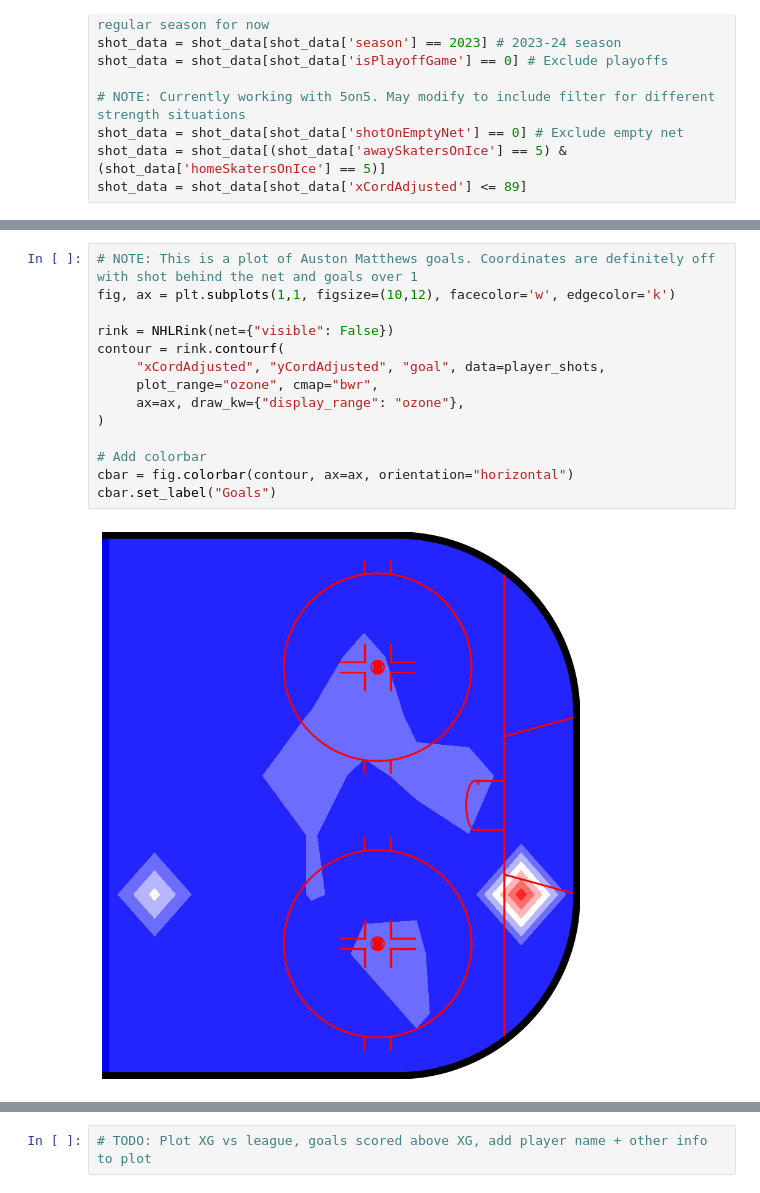
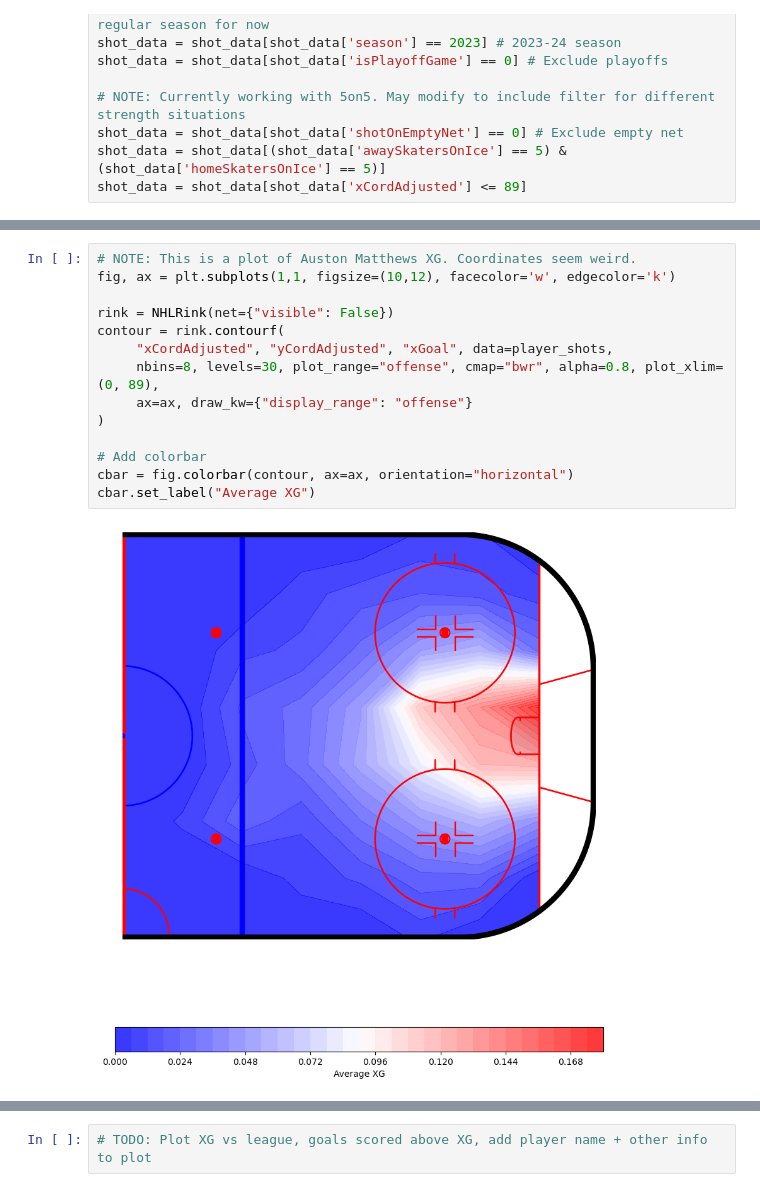
Before and after one commit to Rig09/NHL_AI_Agent, a Jupyter notebook: shot_maps/shot_mapping.ipynb, the cells around one changed output, grey strips where cells are left out. Drawn from its saved outputs; the diff is of its cells as text.

Commit message:
Split shot mapping files into 2. Added limit on plotting to prevent plotting behind net. Results still off.

```diff
--- a/shot_maps/shot_mapping.ipynb
+++ b/shot_maps/shot_mapping.ipynb
@@ -77,17 +44,17 @@ plt.show()
 # %%
-# NOTE: This is a plot of Auston Matthews goals. Coordinates are definitely off with shot behind the net and goals over 1
+# NOTE: This is a plot of Auston Matthews XG. Coordinates seem weird.
 fig, ax = plt.subplots(1,1, figsize=(10,12), facecolor='w', edgecolor='k')
 
 rink = NHLRink(net={"visible": False})
 contour = rink.contourf(
-     "xCordAdjusted", "yCordAdjusted", "goal", data=player_shots,
-     plot_range="ozone", cmap="bwr",
-     ax=ax, draw_kw={"display_range": "ozone"},
+     "xCordAdjusted", "yCordAdjusted", "xGoal", data=player_shots,
+     nbins=8, levels=30, plot_range="offense", cmap="bwr", alpha=0.8, plot_xlim=(0, 89),
+     ax=ax, draw_kw={"display_range": "offense"}
 )
 
 # Add colorbar
 cbar = fig.colorbar(contour, ax=ax, orientation="horizontal")
-cbar.set_label("Goals")
+cbar.set_label("Average XG")
 # %% [output]
-[figure, old version]
+[figure, new version]
 # %%
```
Also changed, not shown: parts of 9 cells of this notebook, 1 other file.
